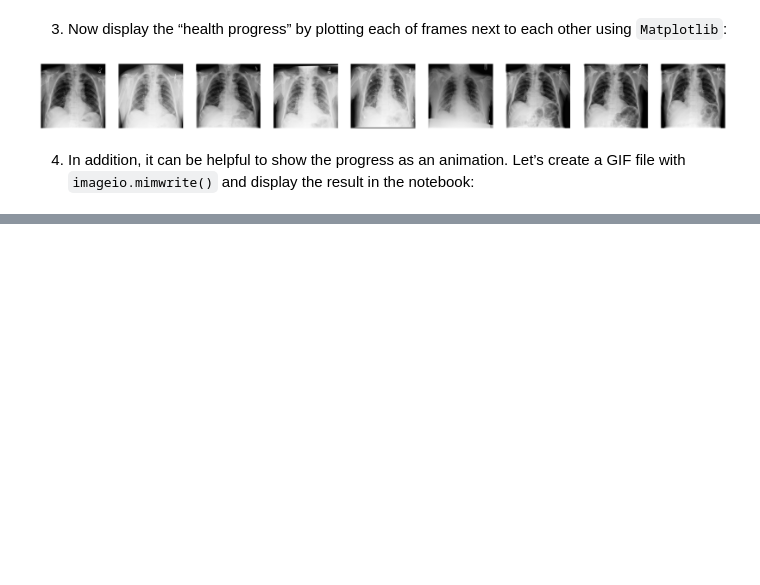
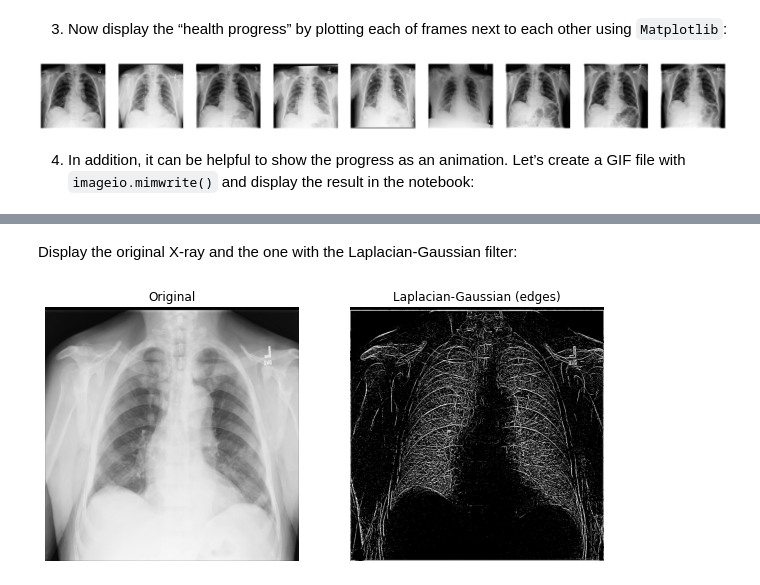
Before and after one commit to rifatrakib/practical-numpy, a Jupyter notebook: xray-detector.ipynb, the cells around one changed output, grey strips where cells are left out. Cells and saved outputs as stored; diff of their text form; code cells hidden in the pictures; blank space fills up the shorter version.

Commit message:
edge detection using numerous methods backed by scipy

```diff
--- a/xray-detector.ipynb
+++ b/xray-detector.ipynb
@@ -101,0 +115,18 @@ imageio.v2.mimwrite(GIF_PATH, combined_xray_images_1, format=".gif", fps=1)
+# %%
+xray_image_laplacian_gaussian = ndimage.gaussian_laplace(xray_image, sigma=1)
+# %% [markdown]
+Display the original X-ray and the one with the Laplacian-Gaussian filter:
+# %%
+fig, axes = plt.subplots(nrows=1, ncols=2, figsize=(10, 10))
+
+axes[0].set_title("Original")
+axes[0].imshow(xray_image, cmap="gray")
+axes[1].set_title("Laplacian-Gaussian (edges)")
+axes[1].imshow(xray_image_laplacian_gaussian, cmap="gray")
+
+for i in axes:
+    i.axis("off")
+
+plt.show()
+# %% [output]
+[figure, added]
```
Also changed, not shown: parts of 22 cells of this notebook.
